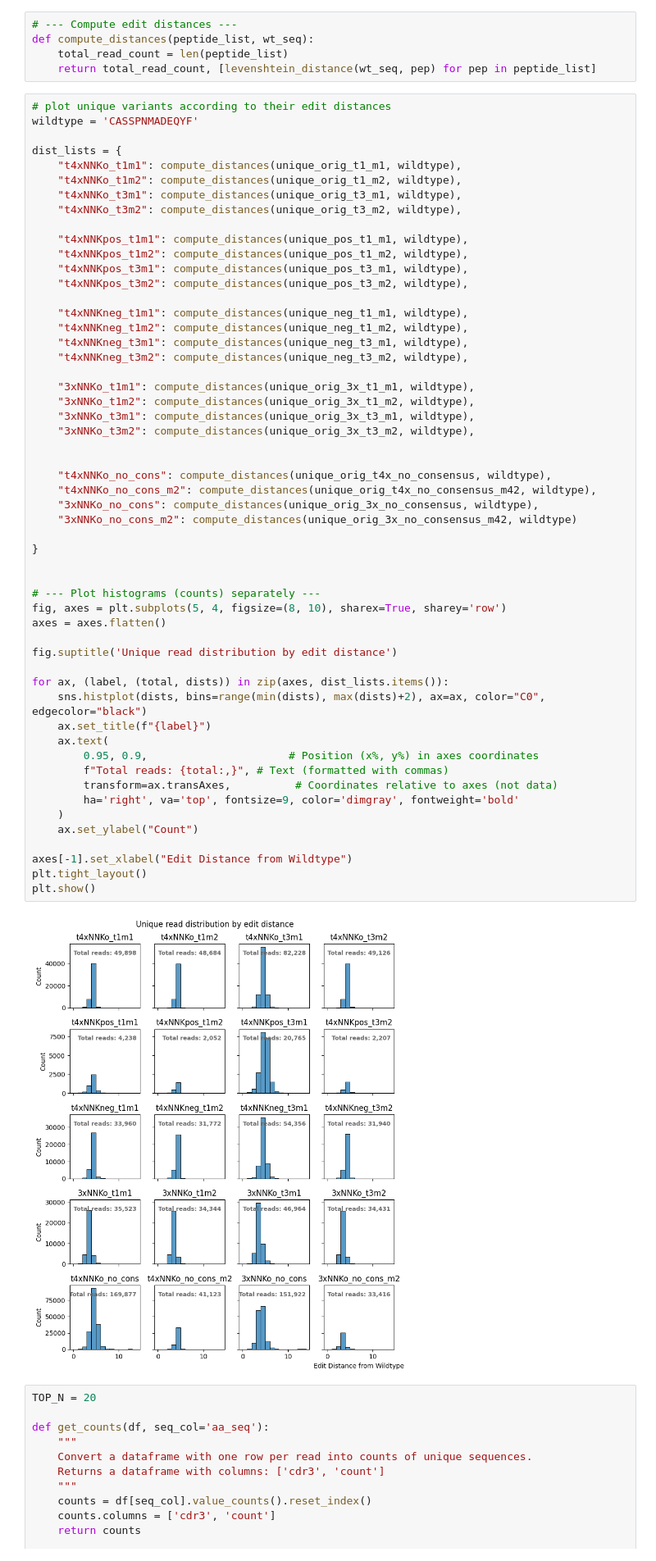
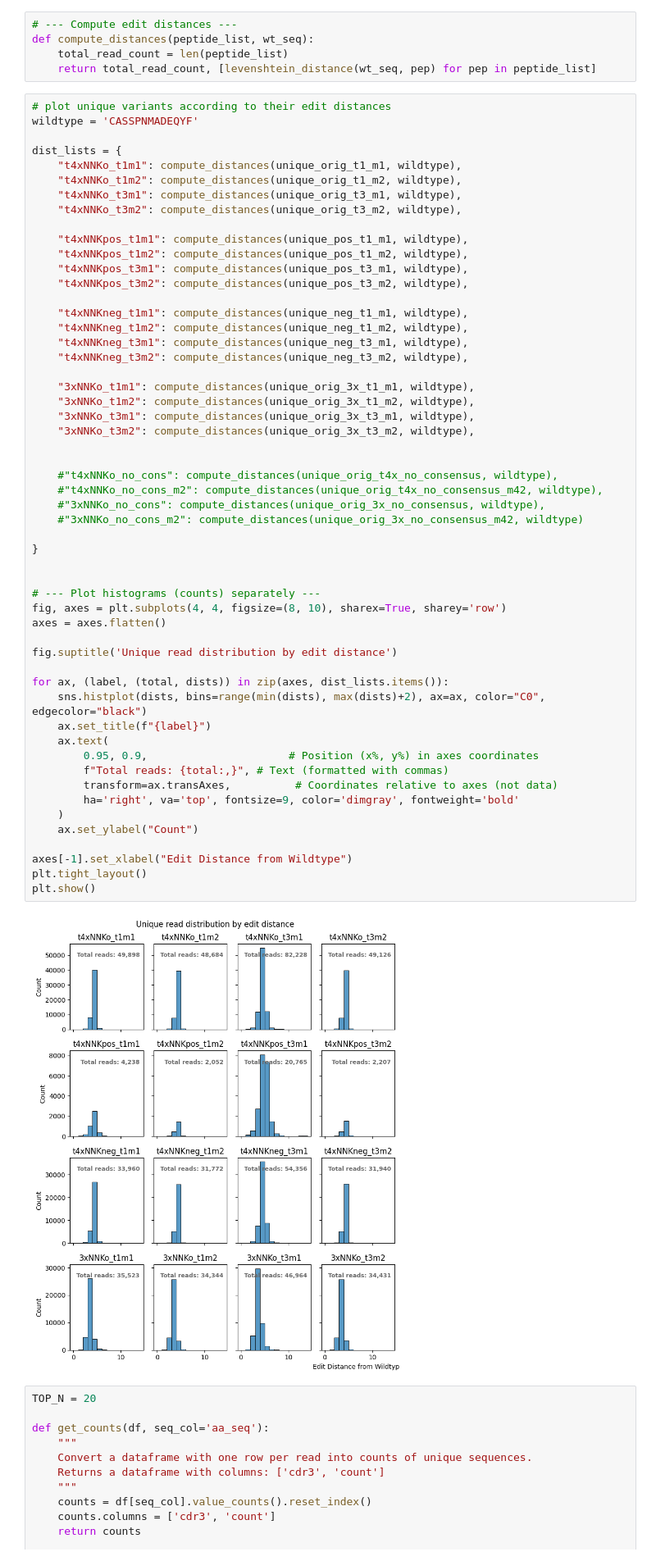
Before and after one commit to marluca95/NGS_pipeline, a Jupyter notebook: notebooks/variant_analysis.ipynb, the cells around one changed output. Shown at 82% size. Drawn from its saved outputs; the diff is of its cells as text.

```diff
--- a/notebooks/variant_analysis.ipynb
+++ b/notebooks/variant_analysis.ipynb
@@ -197,39 +197,39 @@ dist_lists = {
     "3xNNKo_t1m1": compute_distances(unique_orig_3x_t1_m1, wildtype),
     "3xNNKo_t1m2": compute_distances(unique_orig_3x_t1_m2, wildtype),
     "3xNNKo_t3m1": compute_distances(unique_orig_3x_t3_m1, wildtype),
     "3xNNKo_t3m2": compute_distances(unique_orig_3x_t3_m2, wildtype),
 
 
-    "t4xNNKo_no_cons": compute_distances(unique_orig_t4x_no_consensus, wildtype),
-    "t4xNNKo_no_cons_m2": compute_distances(unique_orig_t4x_no_consensus_m42, wildtype),
-    "3xNNKo_no_cons": compute_distances(unique_orig_3x_no_consensus, wildtype),
-    "3xNNKo_no_cons_m2": compute_distances(unique_orig_3x_no_consensus_m42, wildtype)
+    #"t4xNNKo_no_cons": compute_distances(unique_orig_t4x_no_consensus, wildtype),
+    #"t4xNNKo_no_cons_m2": compute_distances(unique_orig_t4x_no_consensus_m42, wildtype),
+    #"3xNNKo_no_cons": compute_distances(unique_orig_3x_no_consensus, wildtype),
+    #"3xNNKo_no_cons_m2": compute_distances(unique_orig_3x_no_consensus_m42, wildtype)
 
 }
 
 
 # --- Plot histograms (counts) separately ---
-fig, axes = plt.subplots(5, 4, figsize=(8, 10), sharex=True, sharey='row')
+fig, axes = plt.subplots(4, 4, figsize=(8, 10), sharex=True, sharey='row')
 axes = axes.flatten()
 
 fig.suptitle('Unique read distribution by edit distance')
 
 for ax, (label, (total, dists)) in zip(axes, dist_lists.items()):
     sns.histplot(dists, bins=range(min(dists), max(dists)+2), ax=ax, color="C0", edgecolor="black")
     ax.set_title(f"{label}")
     ax.text(
         0.95, 0.9,                      # Position (x%, y%) in axes coordinates
         f"Total reads: {total:,}", # Text (formatted with commas)
         transform=ax.transAxes,          # Coordinates relative to axes (not data)
         ha='right', va='top', fontsize=9, color='dimgray', fontweight='bold'
     )
     ax.set_ylabel("Count")
 
 axes[-1].set_xlabel("Edit Distance from Wildtype")
 plt.tight_layout()
 plt.show()
 # %% [output]
-[figure, old version]
+[figure, new version]
 # %%
 TOP_N = 20
 
```
Also changed, not shown: parts of 7 cells of this notebook, 1 other file.
